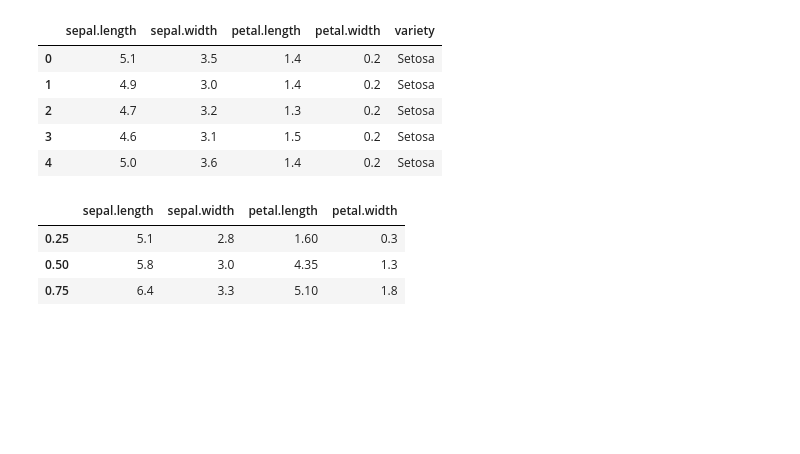
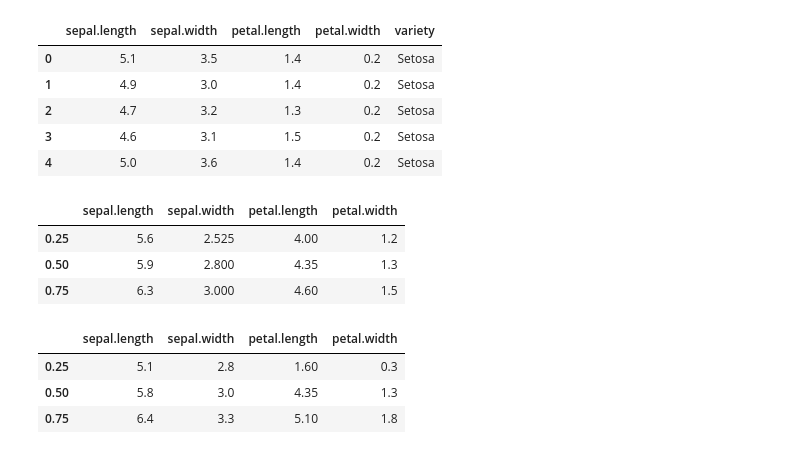
Before and after one commit to italoseara/CET083, a Jupyter notebook: pos.ipynb, the cells around one changed output. Cells and saved outputs as stored; diff of their text form; code cells hidden in the pictures; blank space fills up the shorter version.

```diff
--- a/pos.ipynb
+++ b/pos.ipynb
@@ -195,6 +195,13 @@ memory usage: 6.0+ KB
 | 2 | 4.7 | 3.2 | 1.3 | 0.2 | Setosa |
 | 3 | 4.6 | 3.1 | 1.5 | 0.2 | Setosa |
 | 4 | 5.0 | 3.6 | 1.4 | 0.2 | Setosa |
+# %%
+df[df["variety"] == "Versicolor"].quantile([0.25, 0.5, 0.75], numeric_only=True)
+# %% [output]
+|  | sepal.length | sepal.width | petal.length | petal.width |
+| 0.25 | 5.6 | 2.525 | 4.00 | 1.2 |
+| 0.50 | 5.9 | 2.800 | 4.35 | 1.3 |
+| 0.75 | 6.3 | 3.000 | 4.60 | 1.5 |
 # %%
 # Calculando os quartis
 df.quantile([0.25, 0.5, 0.75], numeric_only=True)
```
Also changed, not shown: parts of 12 cells of this notebook, 1 other file.
